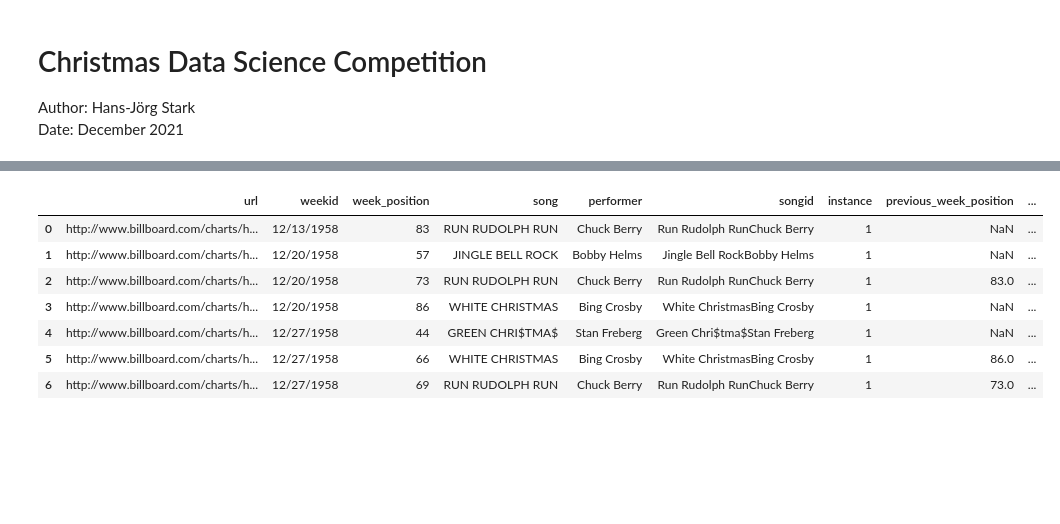
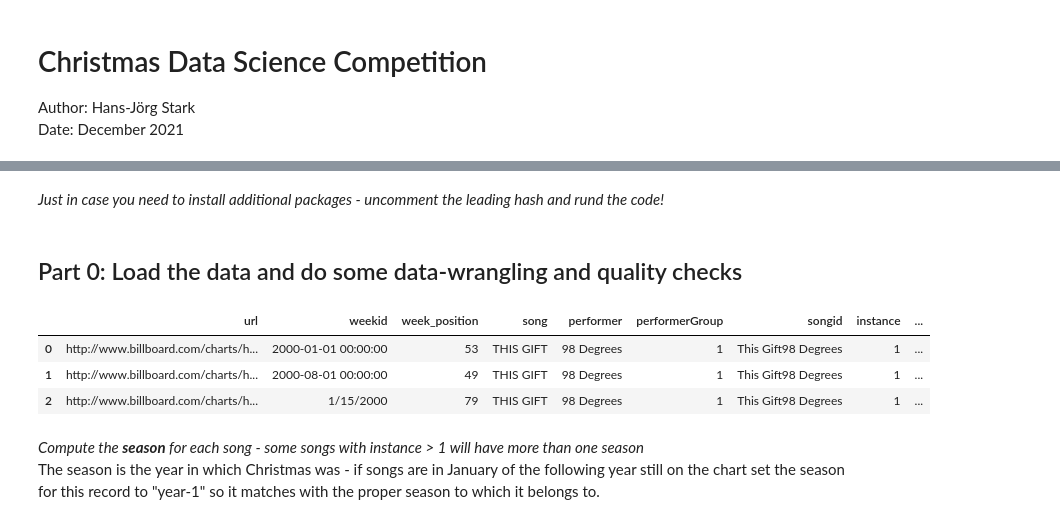
Before and after one commit to myproxxy/BethelTechChristmasDataScienceCompetition2021, a Jupyter notebook: Bethel Tech Christmas Data Science Competition 2021.ipynb, the cells around one changed output, grey strips where cells are left out. Drawn from its saved outputs; the diff is of its cells as text; code cells hidden in the pictures; blank space fills up the shorter version.

```diff
--- a/Bethel Tech Christmas Data Science Competition 2021.ipynb
+++ b/Bethel Tech Christmas Data Science Competition 2021.ipynb
@@ -5,0 +16,2 @@ Date: December 2021
+# %% [markdown]
+_Just in case you need to install additional packages - uncomment the leading hash and rund the code!_
@@ -11,15 +35,21 @@ import numpy as np
+# %% [markdown]
+<a id="Part0"></a>
+
+## Part 0: Load the data and do some data-wrangling and quality checks
 # %%
+#in MS Excel I added a new column 'performerGroup' that indicates whether the performer of the song was a group (1)
+#or and individual (0)
+
 #load the data
-path='/Users/hansjoerg.stark/Library/Mobile Documents/com~apple~CloudDocs/Privat/Weiterbildung/Bethel-DataScience/_Projects/xmasChallenge/Data'
-rawDataFl = os.path.join(path,'christmas_billboard_data.csv')
-dfXmasSongsRaw = pd.read_csv(rawDataFl)
-dfXmasSongsRaw.head(7)
+path='/Users/hansjoerg.stark/Library/Mobile Documents/com~apple~CloudDocs/Privat/Weiterbildung/Bethel-DataScience/_Projects/xmasChallenge/BethelTechChristmasDataScienceCompetition2021/Data'
+rawDataFl = os.path.join(path,'christmas_billboard_data.xlsx')
+dfXmasSongsRaw = pd.read_excel(rawDataFl)
+dfXmasSongsRaw.head(3)
 # %% [output]
-|  | url | weekid | week_position | song | performer | songid | instance | previous_week_position | ... |
-| 0 | http://www.billboard.com/charts/h... | 12/13/1958 | 83 | RUN RUDOLPH RUN | Chuck Berry | Run Rudolph RunChuck Berry | 1 | NaN | ... |
-| 1 | http://www.billboard.com/charts/h... | 12/20/1958 | 57 | JINGLE BELL ROCK | Bobby Helms | Jingle Bell RockBobby Helms | 1 | NaN | ... |
-| 2 | http://www.billboard.com/charts/h... | 12/20/1958 | 73 | RUN RUDOLPH RUN | Chuck Berry | Run Rudolph RunChuck Berry | 1 | 83.0 | ... |
-| 3 | http://www.billboard.com/charts/h... | 12/20/1958 | 86 | WHITE CHRISTMAS | Bing Crosby | White ChristmasBing Crosby | 1 | NaN | ... |
-| 4 | http://www.billboard.com/charts/h... | 12/27/1958 | 44 | GREEN CHRI$TMA$ | Stan Freberg | Green Chri$tma$Stan Freberg | 1 | NaN | ... |
-| 5 | http://www.billboard.com/charts/h... | 12/27/1958 | 66 | WHITE CHRISTMAS | Bing Crosby | White ChristmasBing Crosby | 1 | 86.0 | ... |
-| 6 | http://www.billboard.com/charts/h... | 12/27/1958 | 69 | RUN RUDOLPH RUN | Chuck Berry | Run Rudolph RunChuck Berry | 1 | 73.0 | ... |
+|  | url | weekid | week_position | song | performer | performerGroup | songid | instance | ... |
+| 0 | http://www.billboard.com/charts/h... | 2000-01-01 00:00:00 | 53 | THIS GIFT | 98 Degrees | 1 | This Gift98 Degrees | 1 | ... |
+| 1 | http://www.billboard.com/charts/h... | 2000-08-01 00:00:00 | 49 | THIS GIFT | 98 Degrees | 1 | This Gift98 Degrees | 1 | ... |
+| 2 | http://www.billboard.com/charts/h... | 1/15/2000 | 79 | THIS GIFT | 98 Degrees | 1 | This Gift98 Degrees | 1 | ... |
+# %% [markdown]
+_Compute the __season__ for each song - some songs with instance > 1 will have more than one season_
+The season is the year in which Christmas was - if songs are in January of the following year still on the chart set the season for this record to "year-1" so it matches with the proper season to which it belongs to.
```
Also changed, not shown: parts of 345 cells of this notebook, 3 other files.
